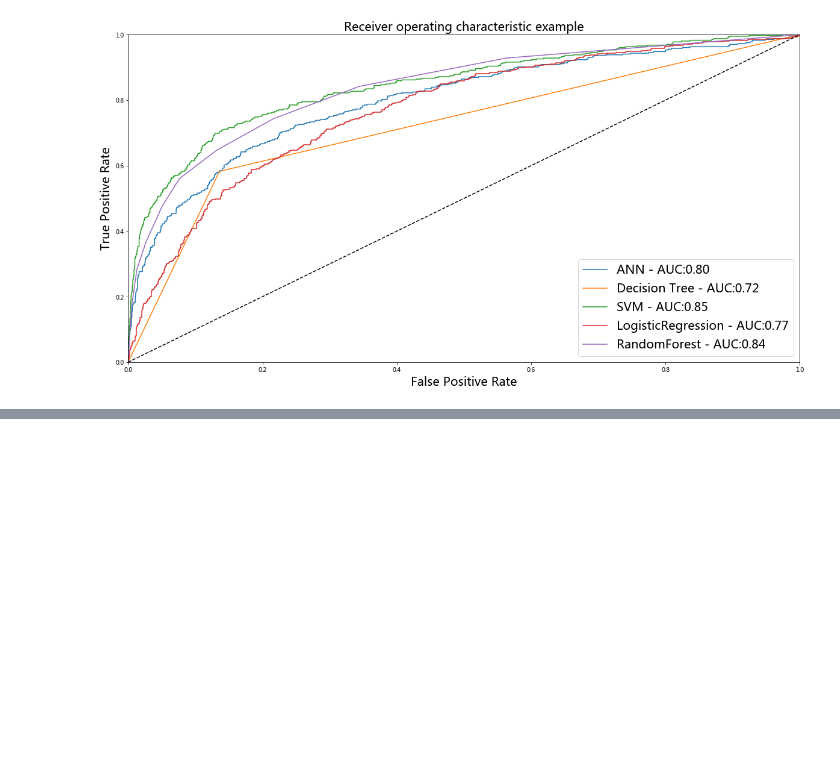
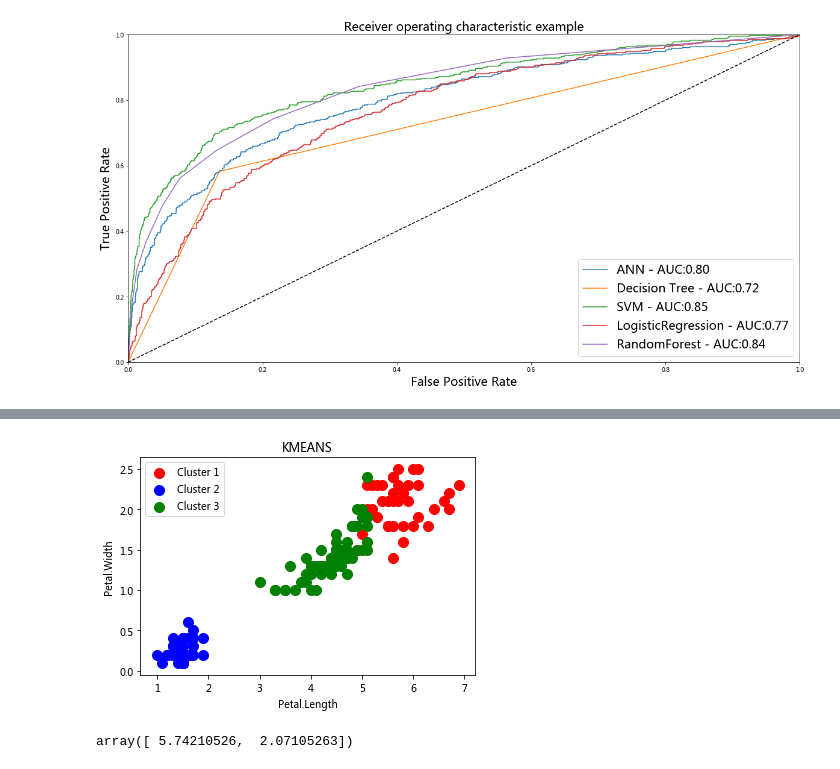
Before and after one commit to ywchiu/tibamepy, a Jupyter notebook: Demo20180317.ipynb, the cells around one changed output, grey strips where cells are left out. Cells and saved outputs as stored; diff of their text form; code cells hidden in the pictures; blank space fills up the shorter version.

```diff
--- a/Demo20180317.ipynb
+++ b/Demo20180317.ipynb
@@ -654,0 +722,5 @@ plt.show()
+# %%
+from sklearn.cluster import KMeans
+kmeans=KMeans(n_clusters=3,init='k-means++',random_state=123)
+y_kmeans=kmeans.fit_predict(iris.data)
+y_kmeans
@@ -654,0 +735,17 @@ plt.show()
+# %%
+plt.scatter(iris.data[y_kmeans==0,2],iris.data[y_kmeans==0,3],s=100,c='red',label='Cluster 1')
+plt.scatter(iris.data[y_kmeans==1,2],iris.data[y_kmeans==1,3],s=100,c='blue',label='Cluster 2')
+plt.scatter(iris.data[y_kmeans==2,2],iris.data[y_kmeans==2,3],s=100,c='green',label='Cluster 3')
+
+
+plt.title('KMEANS')
+plt.xlabel('Petal.Length')
+plt.ylabel('Petal.Width')
+plt.legend()
+plt.show()
+# %% [output]
+[figure, added]
+# %%
+kmeans.cluster_centers_[0,[2,3]]
+# %% [output]
+array([ 5.74210526,  2.07105263])
```
Also changed, not shown: parts of 16 cells of this notebook.
